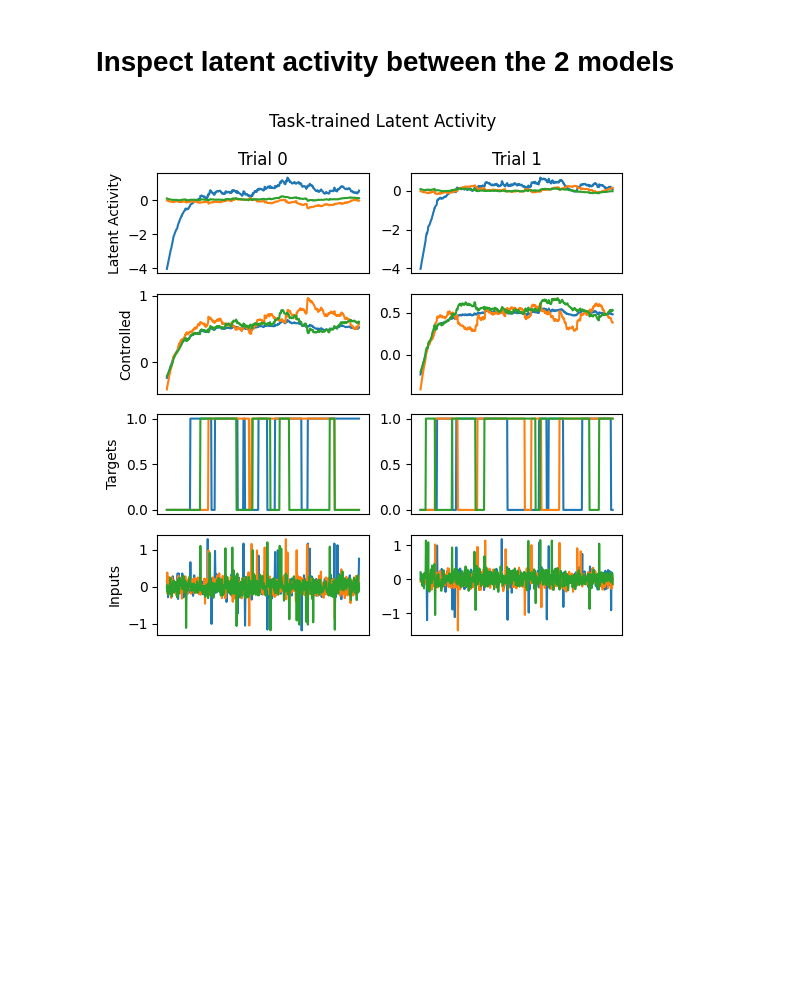
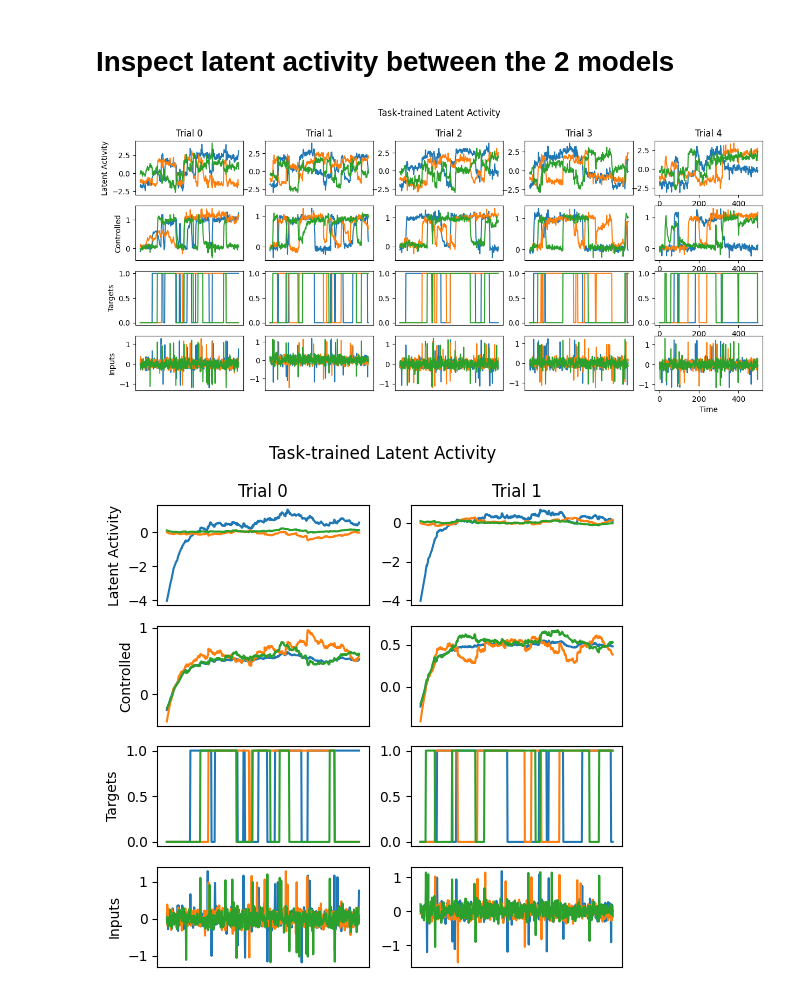
Before and after one commit to fajardgb/n-bitflipflop-ameretat, a Jupyter notebook: Copy_of_Group_2_Project.ipynb, the cells around one changed output. Cells and saved outputs as stored; diff of their text form; code cells hidden in the pictures; blank space fills up the shorter version.

```diff
--- a/Copy_of_Group_2_Project.ipynb
+++ b/Copy_of_Group_2_Project.ipynb
@@ -130,16 +130,20 @@ driscoll_rnn_3, driscoll_rnn_data_module_3, driscoll_path = get_path('3-bit', 'D
 # %%
 from ctd.comparison.analysis.tt.tt import Analysis_TT
 import ctd.task_modeling.datamodule.task_datamodule as task_dm
 #this is a temporary patch to fix a path issue
 
 task_dm.HOME_DIR = '/content'
 
 filepath_with_slash = str(gru_path) + '/'
 
 # Create your analysis object
 analysis_GRU_128 = Analysis_TT(
     run_name = "GRU_128_3bff",
     filepath = filepath_with_slash)
+
+analysis_GRU_128.plot_trial_io(num_trials = 5)
+# %% [output]
+[figure, added]
 # %%
 # same as above but for NODE
 
```
Also changed, not shown: parts of 9 cells of this notebook.
